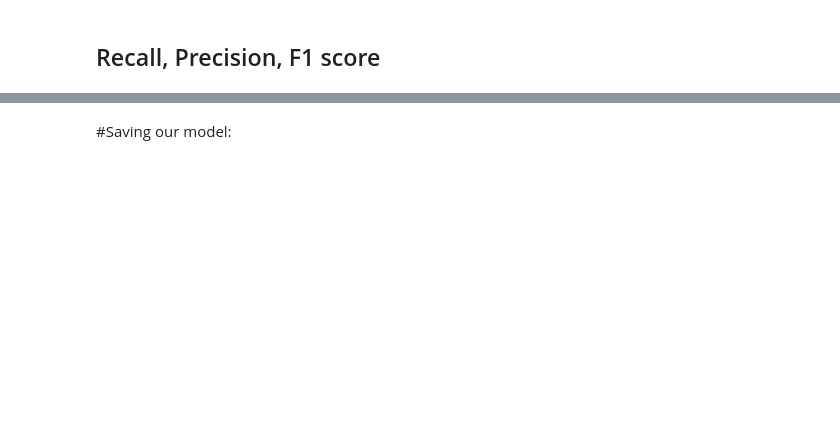
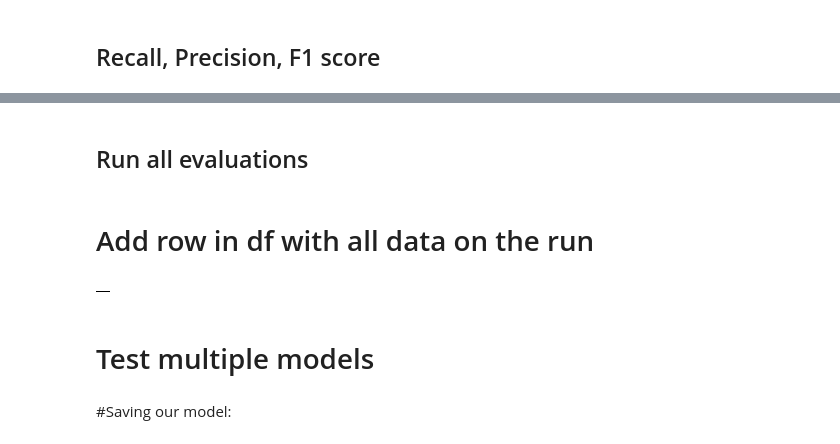
Before and after one commit to AdminMas7er/JBG040-DC1-Group-14, a Jupyter notebook: Data_Challenge_1_Group_14_Test.ipynb, the cells around one changed output, grey strips where cells are left out. Drawn from its saved outputs; the diff is of its cells as text; code cells hidden in the pictures; blank space fills up the shorter version.

```diff
--- a/Data_Challenge_1_Group_14_Test.ipynb
+++ b/Data_Challenge_1_Group_14_Test.ipynb
@@ -133,6 +133,11 @@ class_labels = {0: 'Atelectasis',
                 3: 'No Finding',
                 4: 'Nodule',
                 5: 'Pneumothorax'}
+# %%
+import pandas as pd
+
+models_df = pd.DataFrame()
+run = 0
 # %% [markdown]
 # Downloading the data:
 The following cells will download the pre-processed X-ray images with their accompanying labels.
@@ -621,0 +639,2 @@ plt.show();
+# %% [markdown]
+## Run all evaluations
@@ -621,0 +651,2 @@ plt.show();
+# %% [markdown]
+# Add row in df with all data on the run
@@ -621,0 +679,7 @@ plt.show();
+# %%
+models_df
+
+# to get the overview of the model use: print( models_df['model + layers'][i] )
+# this also works for matrix and optimizer
+# %% [output]
+|  |
@@ -622,3 +688,5 @@ plt.show();
+# %% [markdown]
+# Test multiple models
 # %% [markdown]
 #Saving our model:
 # %%
```
Also changed, not shown: parts of 17 cells of this notebook.
